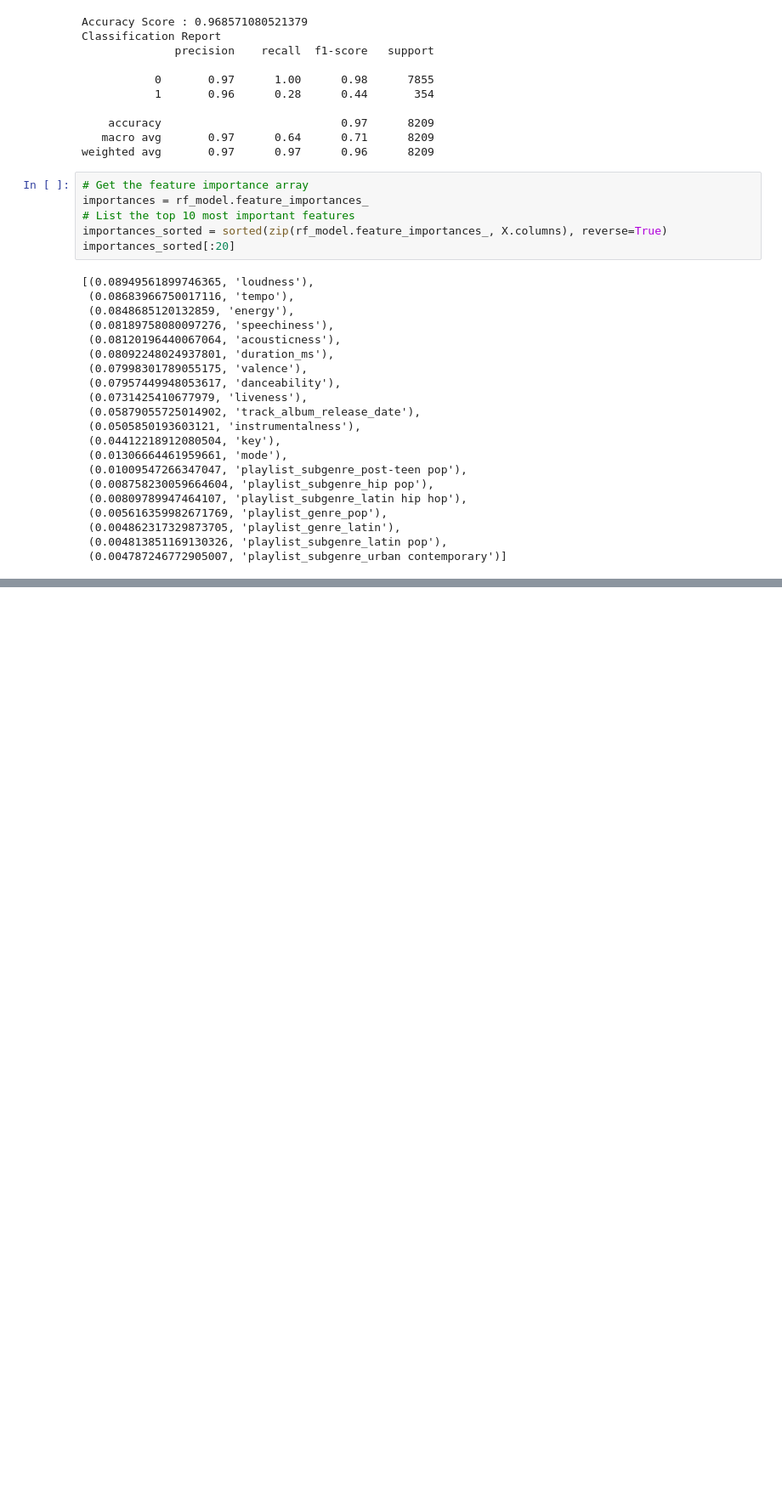
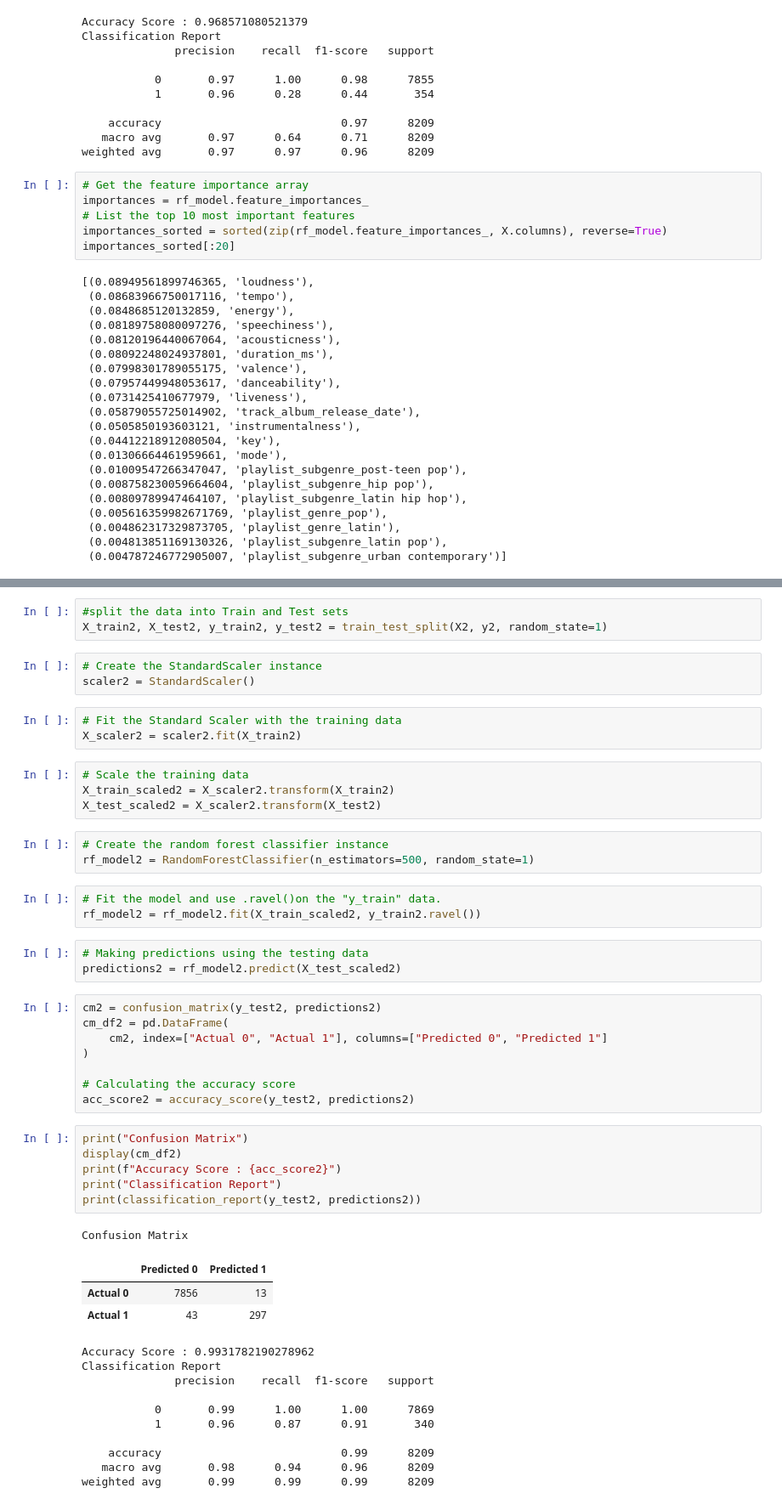
Before and after one commit to NMcHale029/spotify-machine-learning, a Jupyter notebook: Supervised_Classification.ipynb, the cells around one changed output, grey strips where cells are left out. Shown at 85% size. Drawn from its saved outputs; the diff is of its cells as text; blank space fills up the shorter version.

```diff
--- a/Supervised_Classification.ipynb
+++ b/Supervised_Classification.ipynb
@@ -172,0 +211,51 @@ importances_sorted[:20]
+# %%
+#split the data into Train and Test sets
+X_train2, X_test2, y_train2, y_test2 = train_test_split(X2, y2, random_state=1)
+# %%
+# Create the StandardScaler instance
+scaler2 = StandardScaler()
+# %%
+# Fit the Standard Scaler with the training data
+X_scaler2 = scaler2.fit(X_train2)
+# %%
+# Scale the training data
+X_train_scaled2 = X_scaler2.transform(X_train2)
+X_test_scaled2 = X_scaler2.transform(X_test2)
+# %%
+# Create the random forest classifier instance
+rf_model2 = RandomForestClassifier(n_estimators=500, random_state=1)
+# %%
+# Fit the model and use .ravel()on the "y_train" data.
+rf_model2 = rf_model2.fit(X_train_scaled2, y_train2.ravel())
+# %%
+# Making predictions using the testing data
+predictions2 = rf_model2.predict(X_test_scaled2)
+# %%
+cm2 = confusion_matrix(y_test2, predictions2)
+cm_df2 = pd.DataFrame(
+    cm2, index=["Actual 0", "Actual 1"], columns=["Predicted 0", "Predicted 1"]
+)
+
+# Calculating the accuracy score
+acc_score2 = accuracy_score(y_test2, predictions2)
+# %%
+print("Confusion Matrix")
+display(cm_df2)
+print(f"Accuracy Score : {acc_score2}")
+print("Classification Report")
+print(classification_report(y_test2, predictions2))
+# %% [output]
+Confusion Matrix
+|  | Predicted 0 | Predicted 1 |
+| Actual 0 | 7856 | 13 |
+| Actual 1 | 43 | 297 |
+Accuracy Score : 0.9931782190278962
+Classification Report
+              precision    recall  f1-score   support
+
+           0       0.99      1.00      1.00      7869
+           1       0.96      0.87      0.91       340
+
+    accuracy                           0.99      8209
+   macro avg       0.98      0.94      0.96      8209
+weighted avg       0.99      0.99      0.99      8209
```
Also changed, not shown: parts of 4 cells of this notebook, 1 other file.
